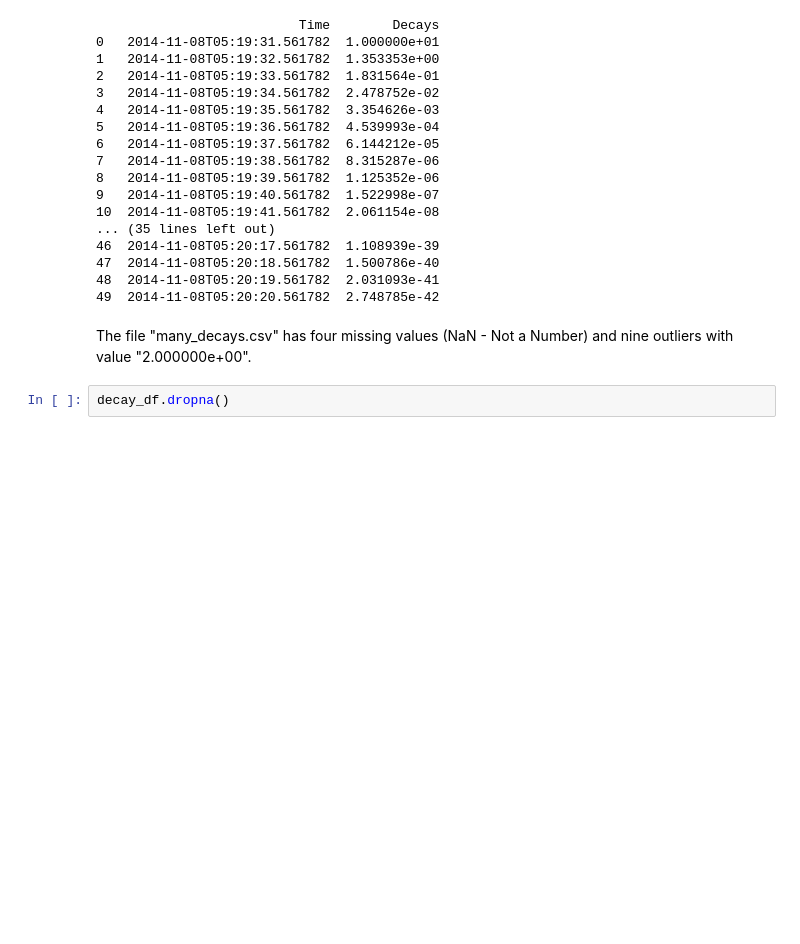
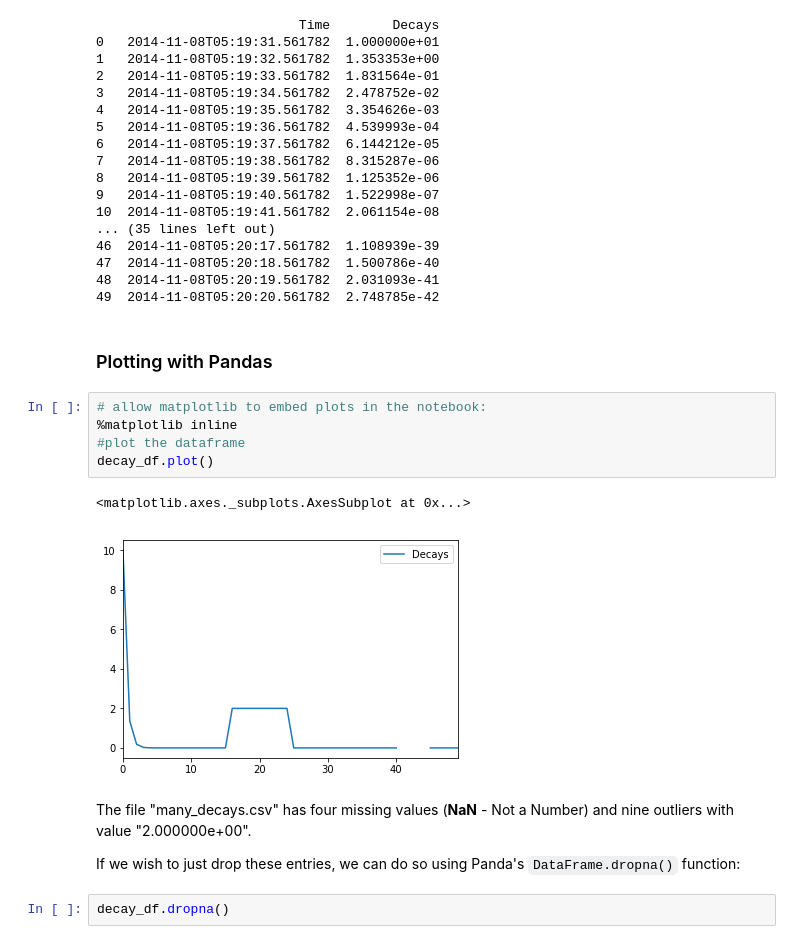
Before and after one commit to ostueker/CMSC6950-2017, a Jupyter notebook: lectures/ch07-analysis-and-viz.ipynb, the cells around one changed output. Drawn from its saved outputs; the diff is of its cells as text; blank space fills up the shorter version.

```diff
--- a/lectures/ch07-analysis-and-viz.ipynb
+++ b/lectures/ch07-analysis-and-viz.ipynb
@@ -126,8 +217,20 @@ print(decay_df)
 47  2014-11-08T05:20:18.561782  1.500786e-40
 48  2014-11-08T05:20:19.561782  2.031093e-41
 49  2014-11-08T05:20:20.561782  2.748785e-42
+# %% [markdown]
+### Plotting with Pandas
+# %%
+# allow matplotlib to embed plots in the notebook:
+%matplotlib inline
+#plot the dataframe
+decay_df.plot()
+# %% [output]
+<matplotlib.axes._subplots.AxesSubplot at 0x...>
+[figure, added]
 # %% [markdown]
-The file "many_decays.csv" has four missing values (NaN - Not a Number) and nine outliers with value "2.000000e+00".
+The file "many_decays.csv" has four missing values (**NaN** - Not a Number) and nine outliers with value "2.000000e+00".
+
+If we wish to just drop these entries, we can do so using Panda's `DataFrame.dropna()` function:
 # %%
 decay_df.dropna()
 # %% [output]
```
Also changed, not shown: parts of 26 cells of this notebook, 1 other file.
